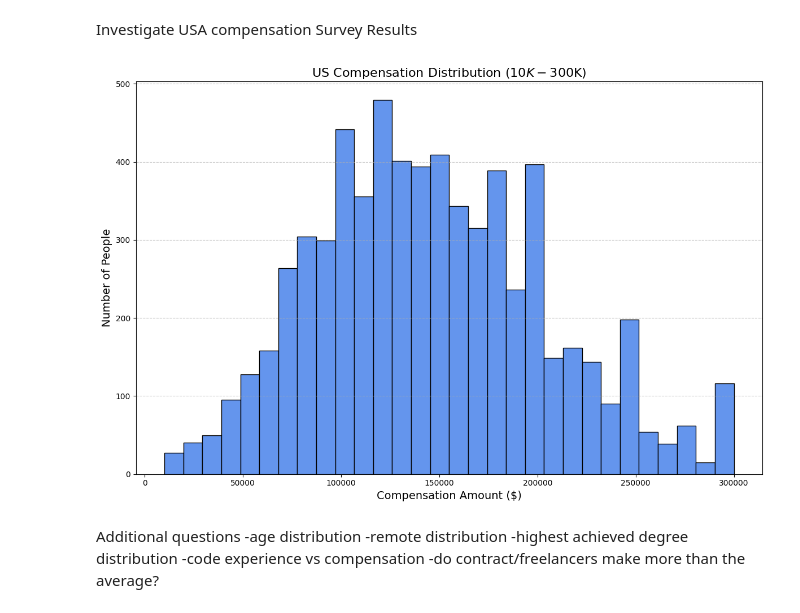
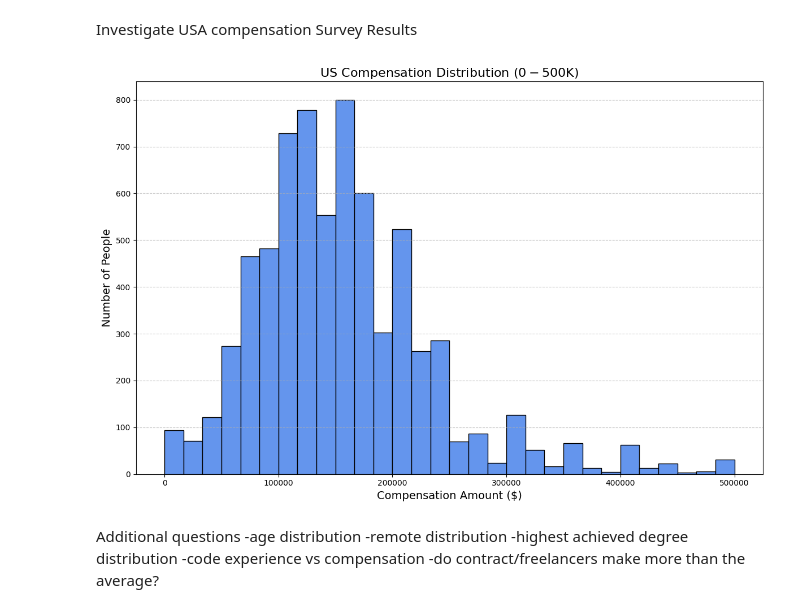
Before and after one commit to thusvang/stack-overflow-2024-survery-analysis, a Jupyter notebook: script.ipynb, the cells around one changed output. Saved outputs shown, nothing was run; the diff lists cells and outputs as text; code cells hidden in the pictures.

```diff
--- a/script.ipynb
+++ b/script.ipynb
@@ -140,27 +177,27 @@ Investigate USA compensation Survey Results
 # %%
 # Filter US compensation data
 us_comp = df[df['Country'] == 'United States of America']['CompTotal']
 
-# Drop missing or invalid values
+# Drop rows missing or invalid values
 us_comp = us_comp.dropna()
 
 # Filter for compensation between 10,000 and 300,000
-us_comp = us_comp[(us_comp >= 10000) & (us_comp <= 300000)]
+us_comp = us_comp[(us_comp <= 500000)]
 
 # Plot histogram
 plt.figure(figsize=(12, 8))
 plt.hist(us_comp, bins=30, color='cornflowerblue', edgecolor='black')
 
 # Finalize plot
-plt.title('US Compensation Distribution ($10K - $300K)', fontsize=16)
+plt.title('US Compensation Distribution ($0 - $500K)', fontsize=16)
 plt.xlabel('Compensation Amount ($)', fontsize=14)
 plt.ylabel('Number of People', fontsize=14)
 plt.grid(axis='y', linestyle='--', alpha=0.7)
 plt.tight_layout()
 
 plt.show()
 # %% [output]
-[figure, old version]
+[figure, new version]
 # %% [markdown]
 Additional questions
 -age distribution
```
Also changed, not shown: parts of 14 cells of this notebook.
